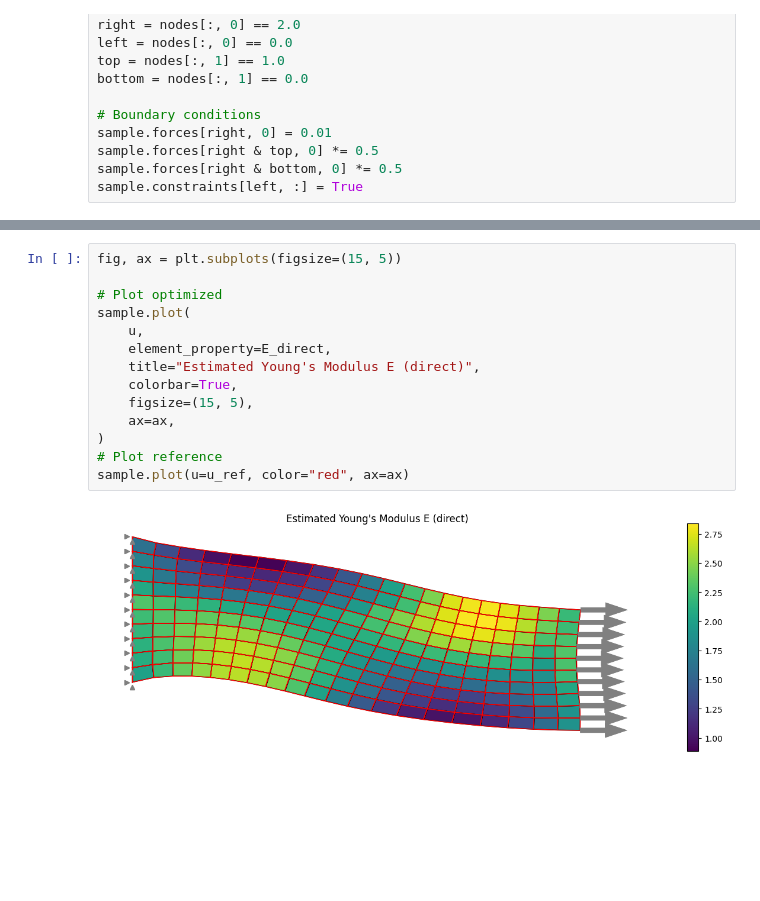
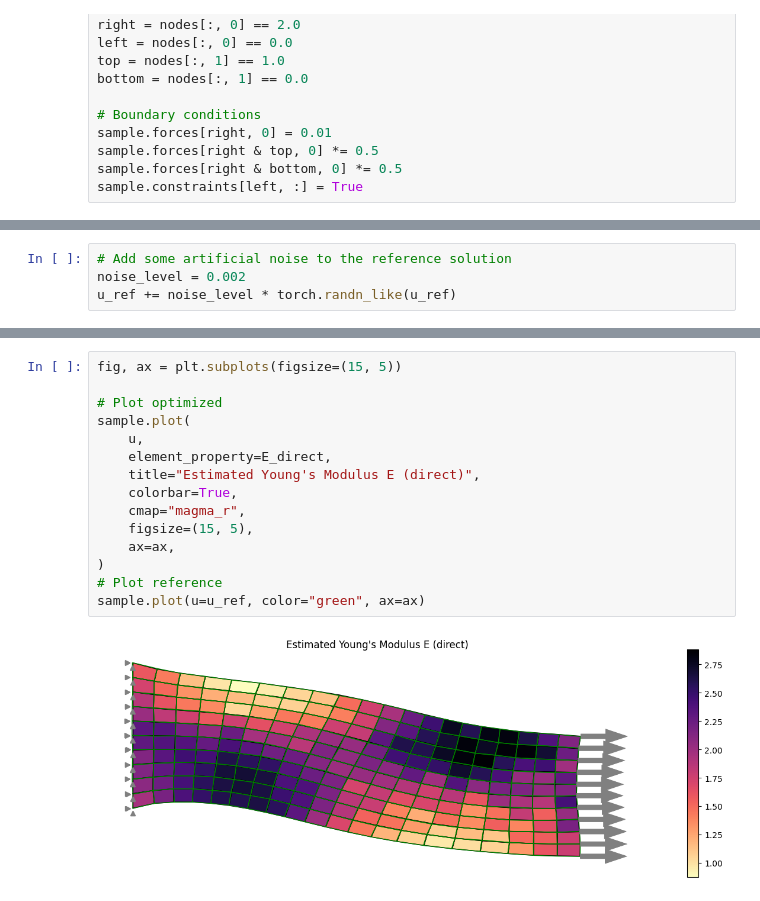
Before and after one commit to meyer-nils/torch-fem, a Jupyter notebook: examples/optimization/planar/property_fields.ipynb, the cells around one changed output, grey strips where cells are left out. Cells and saved outputs as stored; diff of their text form; blank space fills up the shorter version.

```diff
--- a/examples/optimization/planar/property_fields.ipynb
+++ b/examples/optimization/planar/property_fields.ipynb
@@ -68,3 +74,7 @@ sample.plot(
+# %%
+# Add some artificial noise to the reference solution
+noise_level = 0.002
+u_ref += noise_level * torch.randn_like(u_ref)
 # %% [markdown]
 ## Direct solution of the inverse problem
 
@@ -113,16 +123,17 @@ plt.show()
 # %%
 fig, ax = plt.subplots(figsize=(15, 5))
 
 # Plot optimized
 sample.plot(
     u,
     element_property=E_direct,
     title="Estimated Young's Modulus E (direct)",
     colorbar=True,
+    cmap="magma_r",
     figsize=(15, 5),
     ax=ax,
 )
 # Plot reference
-sample.plot(u=u_ref, color="red", ax=ax)
+sample.plot(u=u_ref, color="green", ax=ax)
 # %% [output]
-[figure, old version]
+[figure, new version]
```
Also changed, not shown: parts of 13 cells of this notebook.
